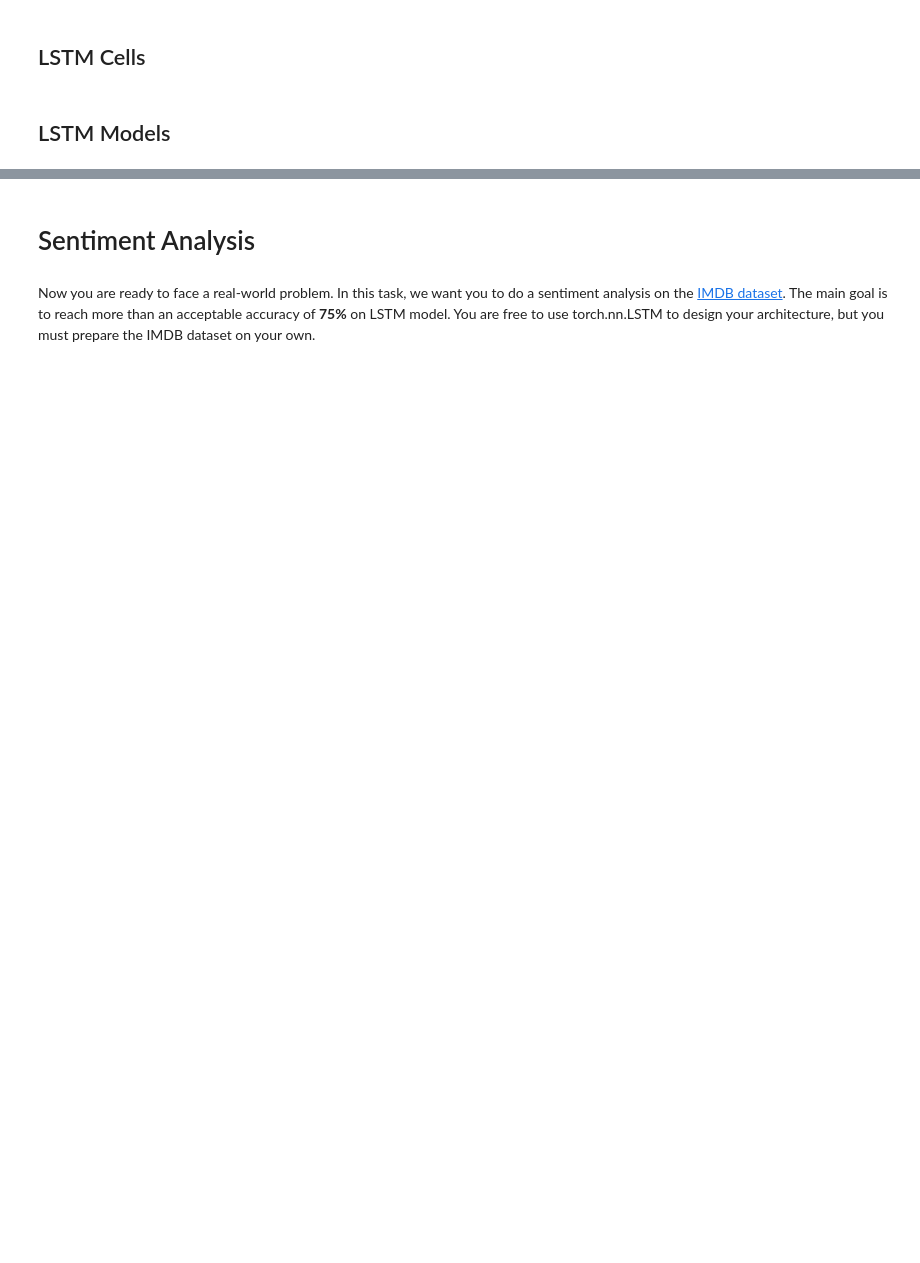
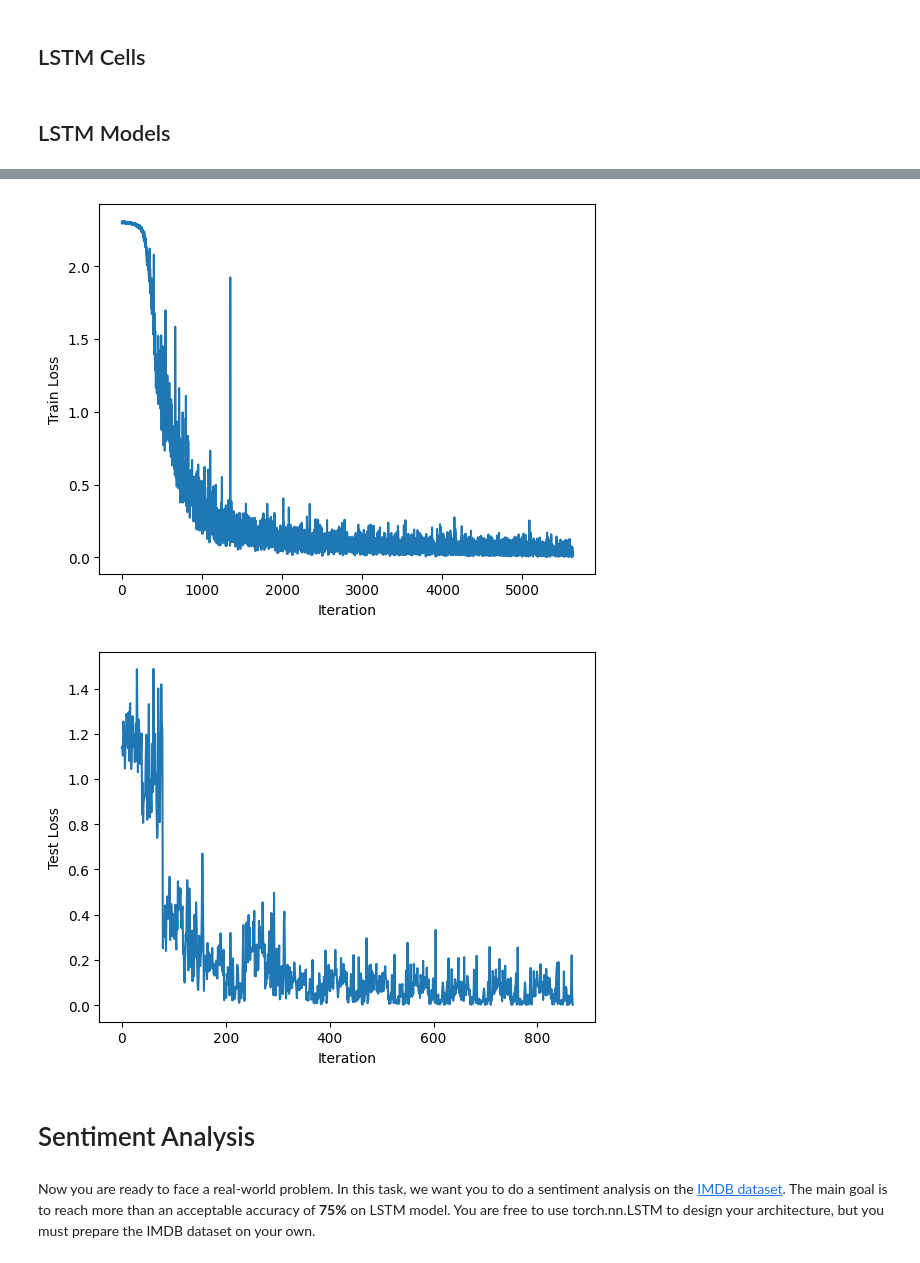
Before and after one commit to sehbeygi79/RNN-LSTM-Sentiment-Analysis, a Jupyter notebook: RNN.ipynb, the cells around one changed output, grey strips where cells are left out. Drawn from its saved outputs; the diff is of its cells as text; code cells hidden in the pictures; blank space fills up the shorter version.

Commit message:
train loop fixed

```diff
--- a/RNN.ipynb
+++ b/RNN.ipynb
@@ -367,7 +402,6 @@ output_dim = 10
 model = LSTMModel(input_dim, hidden_dim, layer_dim, output_dim)
 
 # your code
-sequence_length = 30
 learning_rate = 0.2
 criterion = nn.CrossEntropyLoss()
 optimizer = torch.optim.SGD(model.parameters(), lr=learning_rate)
@@ -570,18 +472,13 @@ def train_network(
 # %%
-# your code
-
-score_funcs = {"acc": accuracy_score}
-
 results = train_network(
     model,
     criterion,
     train_loader,
     test_loader=test_loader,
-    sequence_length=sequence_length,
+    sequence_length=28,
     input_dim=input_dim,
     optimizer=optimizer,
-    score_funcs=score_funcs,
     epochs=num_epochs,
     device=device,
-    log_items=("train loss", "test loss", "train acc", "test acc"),
+    log_interval=500,
 )
@@ -588,3 +497,16 @@ results = train_network(
+# %%
+plt.plot(results["train_loss"])
+plt.xlabel('Iteration')
+plt.ylabel('Train Loss')
+plt.show()
+
+plt.plot(results["test_loss"])
+plt.xlabel('Iteration')
+plt.ylabel('Test Loss')
+plt.show()
+# %% [output]
+[figure, added]
+[figure, added]
 # %% [markdown]
 # Sentiment Analysis
 # %% [markdown]
```
Also changed, not shown: parts of 10 cells of this notebook.
